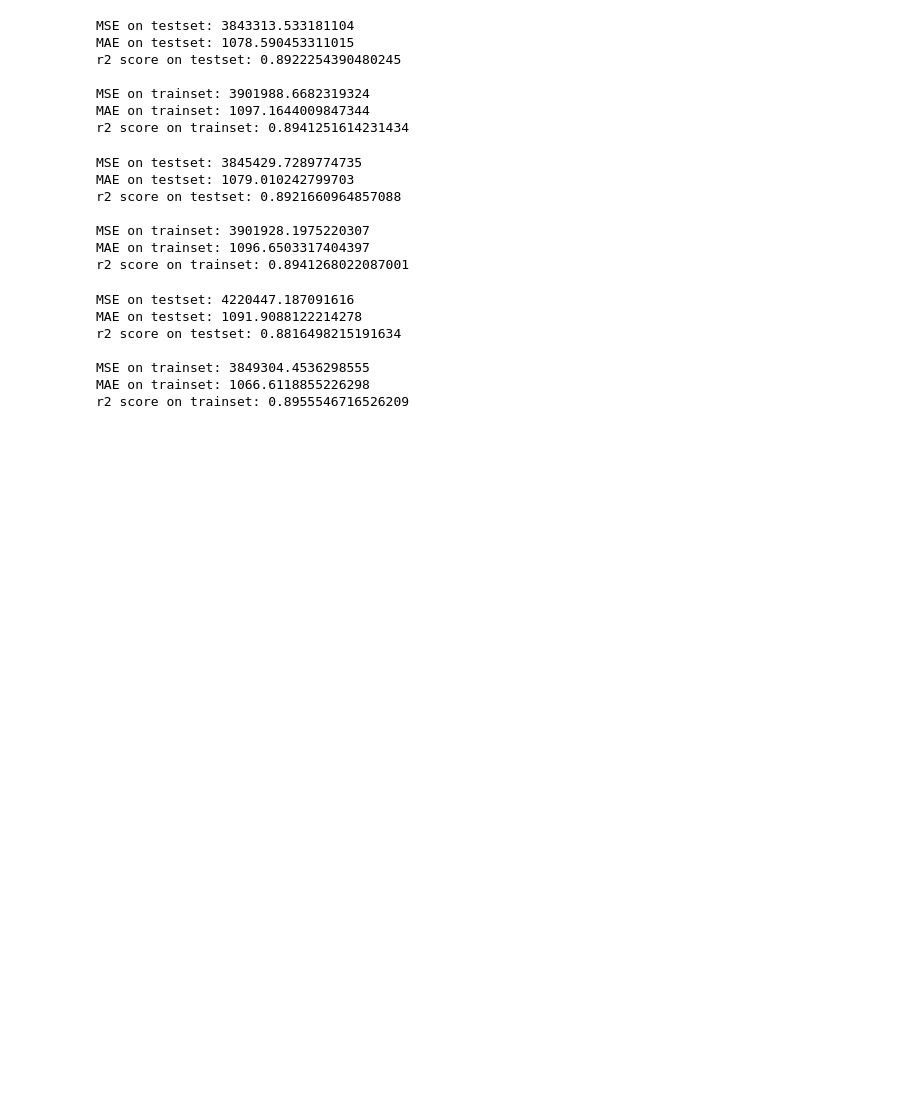
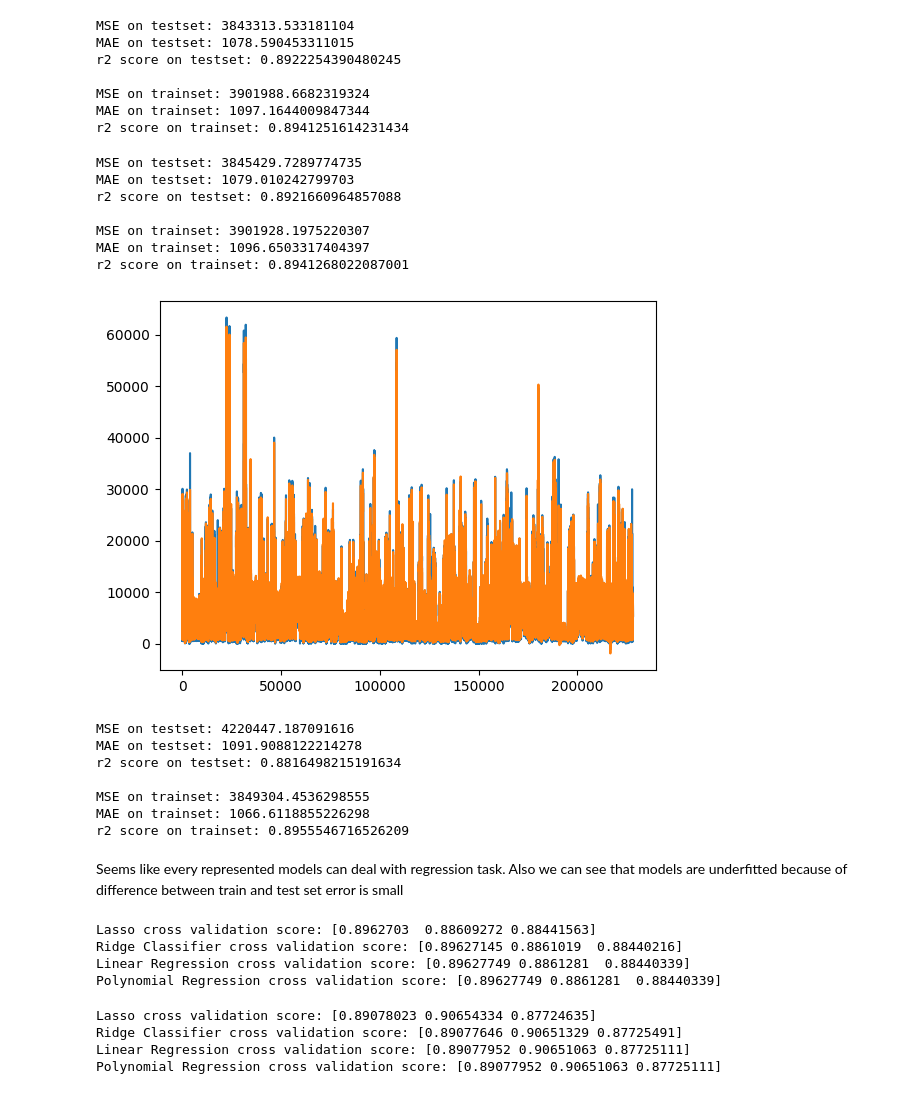
Before and after one commit to olegogogo/Innopolis_assignments, a Jupyter notebook: ML/Assignment1/Regression.ipynb, the cells around one changed output. Cells and saved outputs as stored; diff of their text form; code cells hidden in the pictures; blank space fills up the shorter version.

```diff
--- a/ML/Assignment1/Regression.ipynb
+++ b/ML/Assignment1/Regression.ipynb
@@ -119,6 +132,14 @@ r2 score on testset: 0.8921660964857088
 MSE on trainset: 3901928.1975220307
 MAE on trainset: 1096.6503317404397
 r2 score on trainset: 0.8941268022087001
+# %%
+# Visualizing results
+import matplotlib.pyplot as plt
+plt.plot(Y_test)
+plt.plot(y_pred)
+plt.show()
+# %% [output]
+[figure, added]
 # %%
 #PolynomialRegression
 from sklearn.preprocessing import PolynomialFeatures
@@ -142,3 +163,29 @@ r2 score on testset: 0.8816498215191634
 MSE on trainset: 3849304.4536298555
 MAE on trainset: 1066.6118855226298
 r2 score on trainset: 0.8955546716526209
+# %% [markdown]
+Seems like every represented models can deal with regression task. Also we can see that models are underfitted because of difference between train and test set error is small
+# %%
+#Let's see the results of cross validation score
+from sklearn.model_selection import cross_val_score
+print('Lasso cross validation score:', cross_val_score(lasso, X_test,Y_test, cv=3))
+print('Ridge Classifier cross validation score:', cross_val_score(ridge, X_test,Y_test, cv=3))
+print('Linear Regression cross validation score:', cross_val_score(linear, X_test,Y_test, cv=3))
+print('Polynomial Regression cross validation score:', cross_val_score(polyF, X_test,Y_test, cv=3))
+# %% [output]
+Lasso cross validation score: [0.8962703  0.88609272 0.88441563]
+Ridge Classifier cross validation score: [0.89627145 0.8861019  0.88440216]
+Linear Regression cross validation score: [0.89627749 0.8861281  0.88440339]
+Polynomial Regression cross validation score: [0.89627749 0.8861281  0.88440339]
+# %%
+#Let's see the results of cross validation score
+from sklearn.model_selection import cross_val_score
+print('Lasso cross validation score:', cross_val_score(lasso, X_train,Y_train, cv=3))
+print('Ridge Classifier cross validation score:', cross_val_score(ridge, X_train,Y_train, cv=3))
+print('Linear Regression cross validation score:', cross_val_score(linear, X_train,Y_train, cv=3))
+print('Polynomial Regression cross validation score:', cross_val_score(polyF, X_train,Y_train, cv=3))
+# %% [output]
+Lasso cross validation score: [0.89078023 0.90654334 0.87724635]
+Ridge Classifier cross validation score: [0.89077646 0.90651329 0.87725491]
+Linear Regression cross validation score: [0.89077952 0.90651063 0.87725111]
+Polynomial Regression cross validation score: [0.89077952 0.90651063 0.87725111]
```
Also changed, not shown: parts of 1 cell of this notebook, 2 other files.
